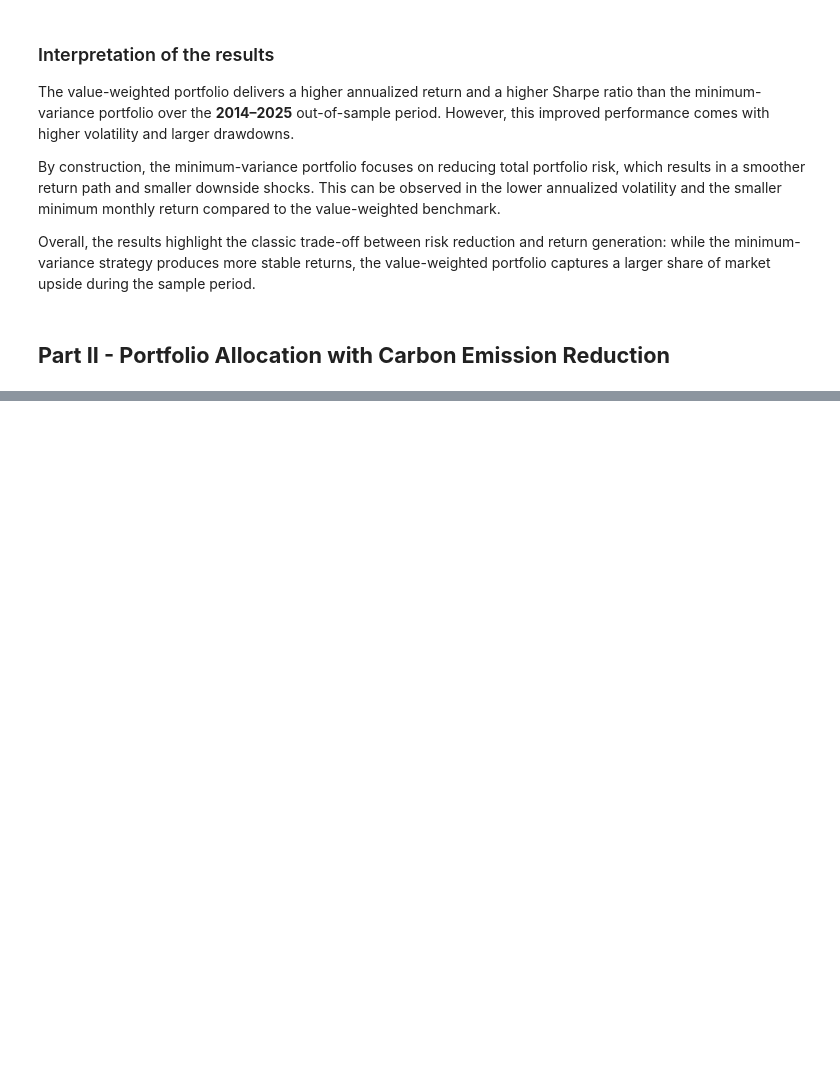
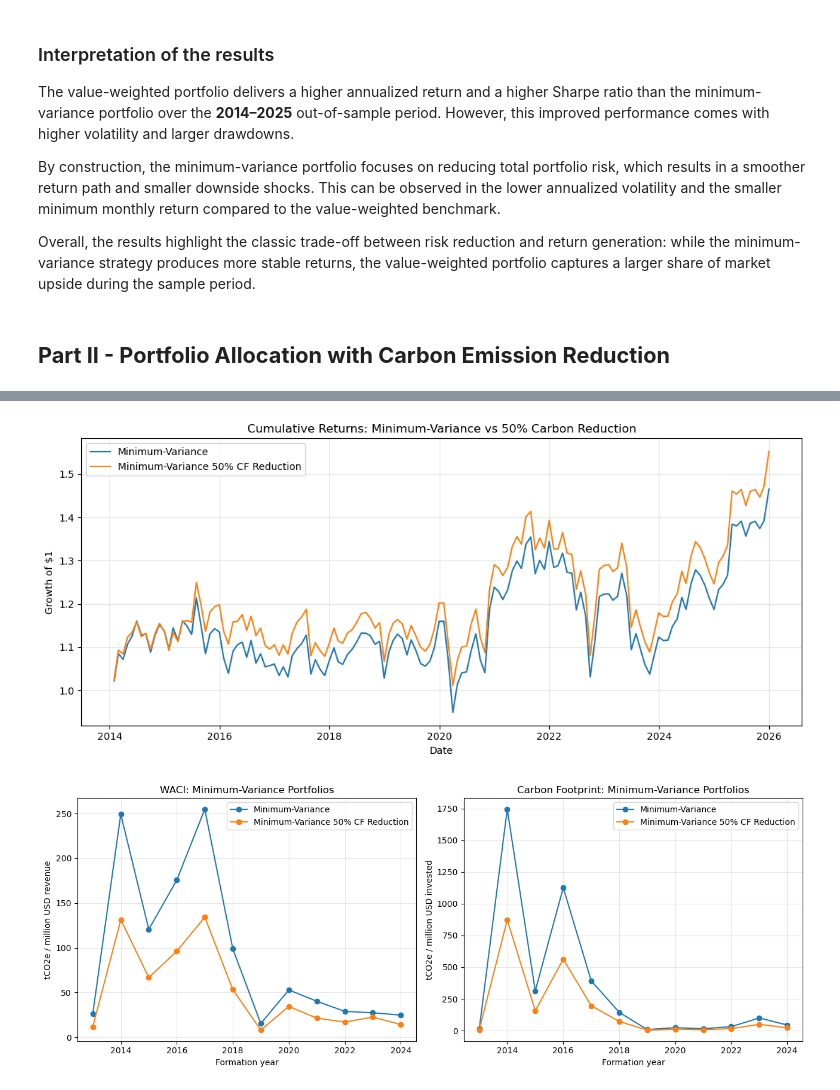
Before and after one commit to BottiAlessandro/SAAM-Project, a Jupyter notebook: notebooks/saam_analysis.ipynb, the cells around one changed output, grey strips where cells are left out. Drawn from its saved outputs; the diff is of its cells as text; code cells hidden in the pictures; blank space fills up the shorter version.

```diff
--- a/notebooks/saam_analysis.ipynb
+++ b/notebooks/saam_analysis.ipynb
@@ -1322,0 +1873,57 @@ Overall, the results highlight the classic trade-off between risk reduction and
+# %%
+plt.figure(figsize=(11, 5))
+for col in minvar_50_cumulative.columns:
+    plt.plot(minvar_50_cumulative.index, minvar_50_cumulative[col], label=col)
+
+plt.title("Cumulative Returns: Minimum-Variance vs 50% Carbon Reduction")
+plt.xlabel("Date")
+plt.ylabel("Growth of $1")
+plt.grid(True, alpha=0.3)
+plt.legend()
+plt.tight_layout()
+plt.savefig(output_dir / "graph_cumulative_minvar_50.png", dpi=300, bbox_inches="tight")
+plt.show()
+
+mv_carbon_compare = pd.concat(
+    [baseline_carbon_metrics[baseline_carbon_metrics["strategy"] == "Minimum-Variance"], mv50_carbon_metrics],
+    ignore_index=True,
+)
+
+fig, axes = plt.subplots(1, 2, figsize=(13, 5))
+
+for strategy, data in mv_carbon_compare.groupby("strategy"):
+    axes[0].plot(data["formation_year"], data["WACI"], marker="o", label=strategy)
+    axes[1].plot(data["formation_year"], data["carbon_footprint"], marker="o", label=strategy)
+
+axes[0].set_title("WACI: Minimum-Variance Portfolios")
+axes[0].set_xlabel("Formation year")
+axes[0].set_ylabel("tCO2e / million USD revenue")
+axes[0].grid(True, alpha=0.3)
+
+axes[1].set_title("Carbon Footprint: Minimum-Variance Portfolios")
+axes[1].set_xlabel("Formation year")
+axes[1].set_ylabel("tCO2e / million USD invested")
+axes[1].grid(True, alpha=0.3)
+
+for ax in axes:
+    ax.legend()
+
+plt.tight_layout()
+plt.savefig(output_dir / "graph_carbon_minvar_50.png", dpi=300, bbox_inches="tight")
+plt.show()
+
+latest_mv = mv_weights[latest_year].rename("Minimum-Variance")
+latest_mv50 = mv50_weights[latest_year].rename("Minimum-Variance 50% CF Reduction")
+mv_composition_change = pd.concat([latest_mv, latest_mv50], axis=1).fillna(0)
+mv_composition_change["weight_change"] = (
+    mv_composition_change["Minimum-Variance 50% CF Reduction"] - mv_composition_change["Minimum-Variance"]
+)
+mv_composition_change = mv_composition_change.reset_index().sort_values("weight_change")
+
+print(f"Largest weight reductions in {latest_year}:")
+print(mv_composition_change.head(10).to_string(index=False))
+print(f"\nLargest weight increases in {latest_year}:")
+print(mv_composition_change.tail(10).sort_values("weight_change", ascending=False).to_string(index=False))
+# %% [output]
+[figure, added]
+[figure, added]
```
Also changed, not shown: parts of 31 cells of this notebook, 33 other files.
